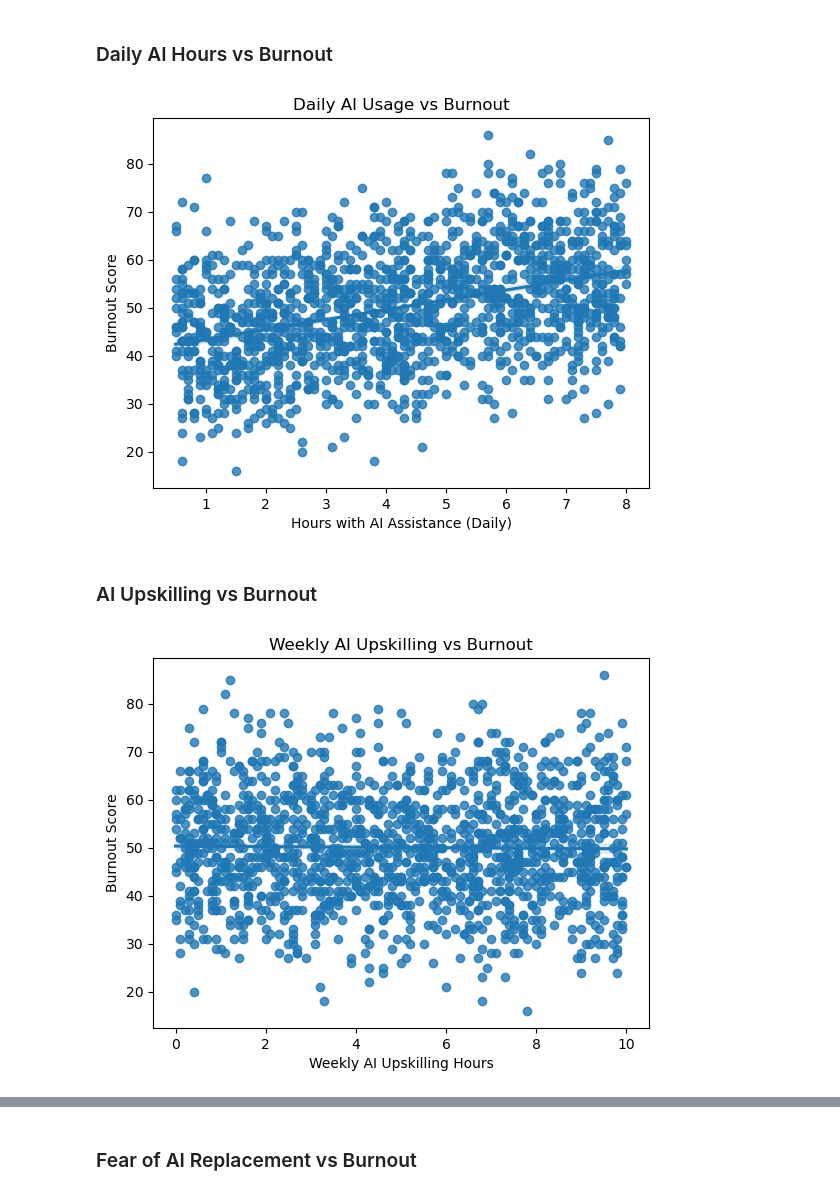
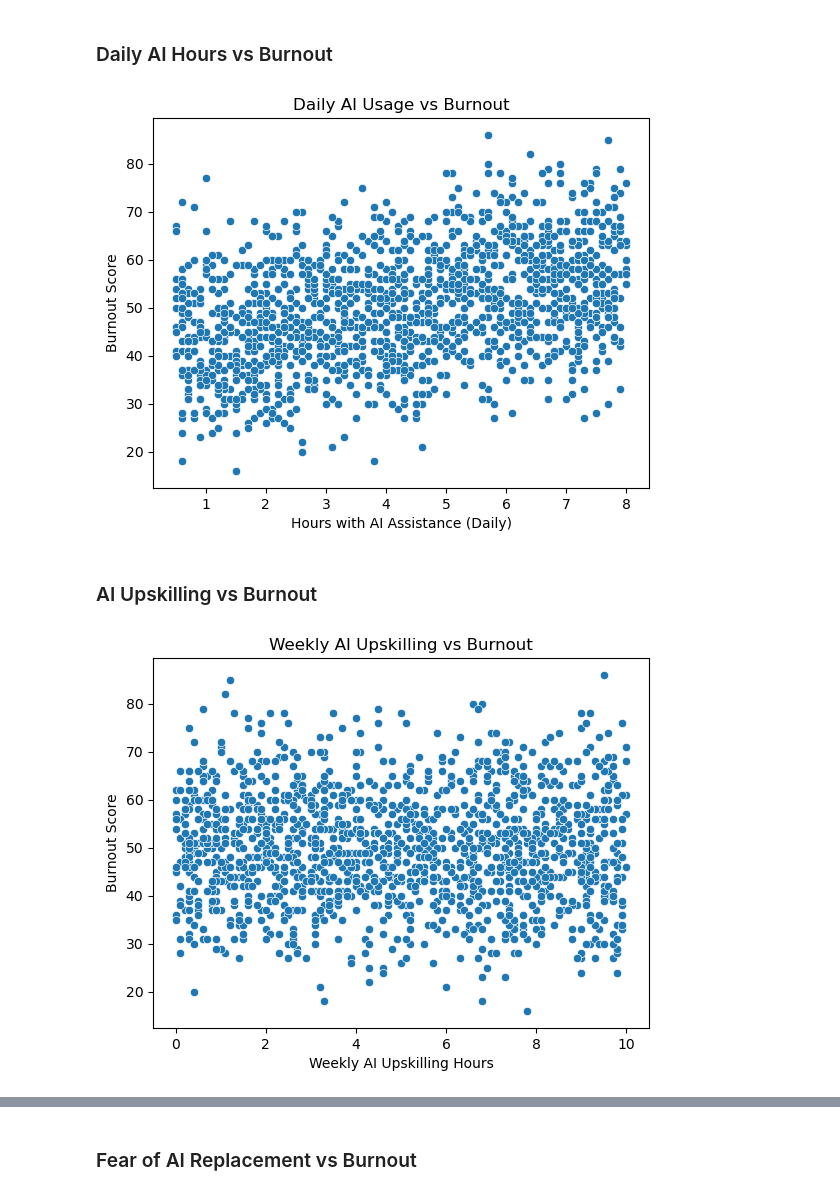
Before and after one commit to madisonengebose/CSC2621-FinalProject-ZoeMadison, a Jupyter notebook: FinalProject.ipynb, the cells around one changed output, grey strips where cells are left out. Cells and saved outputs as stored; diff of their text form; code cells hidden in the pictures.

```diff
--- a/FinalProject.ipynb
+++ b/FinalProject.ipynb
@@ -144,22 +139,20 @@ plt.show()
 # %% [markdown]
 ### Daily AI Hours vs Burnout
 # %%
-plt.figure()
-sns.regplot(x="hours_with_ai_assistance_daily", y="burnout_score", data=df)
+sns.scatterplot(x="hours_with_ai_assistance_daily", y="burnout_score", data=df)
 plt.title("Daily AI Usage vs Burnout")
 plt.xlabel("Hours with AI Assistance (Daily)")
 plt.ylabel("Burnout Score")
 plt.show()
 # %% [output]
-[figure, old version]
+[figure, new version]
 # %% [markdown]
 ### AI Upskilling vs Burnout
 # %%
-plt.figure()
-sns.regplot(x="weekly_ai_upskilling_hrs", y="burnout_score", data=df)
+sns.scatterplot(x="weekly_ai_upskilling_hrs", y="burnout_score", data=df)
 plt.title("Weekly AI Upskilling vs Burnout")
 plt.xlabel("Weekly AI Upskilling Hours")
 plt.ylabel("Burnout Score")
 plt.show()
 # %% [output]
-[figure, old version]
+[figure, new version]
```
Also changed, not shown: parts of 41 cells of this notebook.
